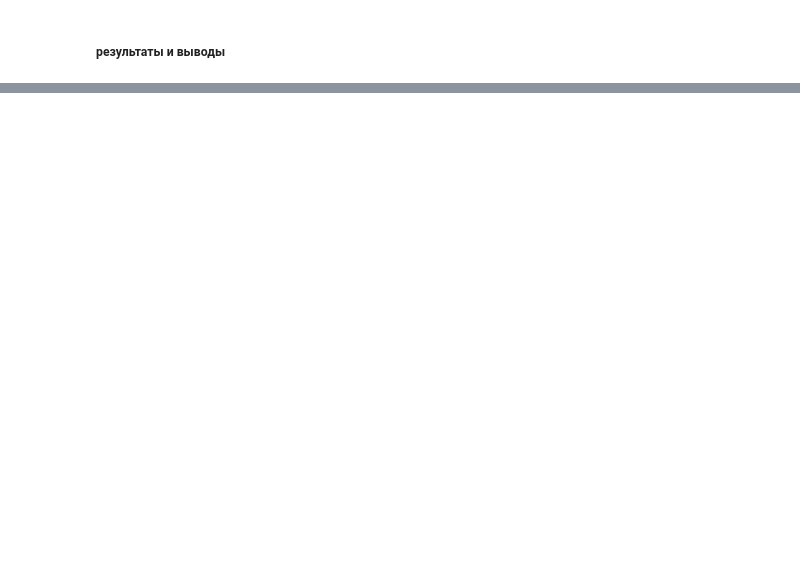
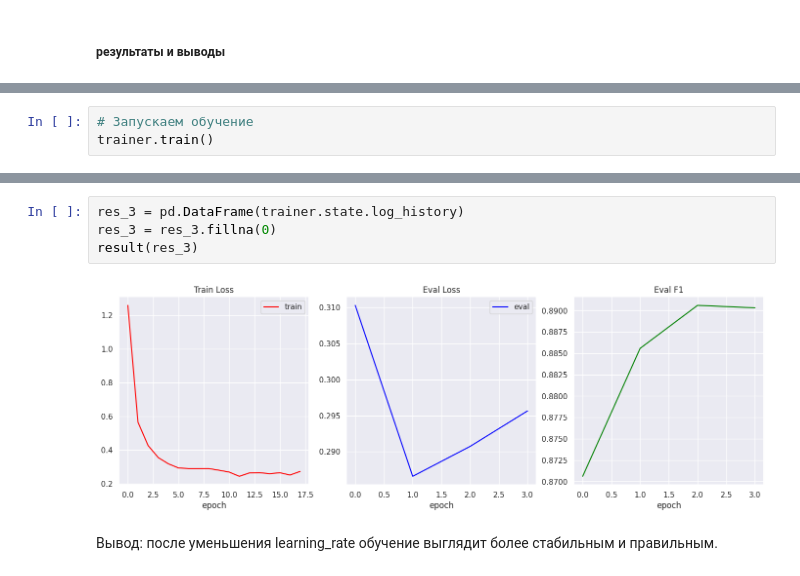
Before and after one commit to lteplova/transformers_nlp, a Jupyter notebook: ipynb/[02]huggingface_clothing_reviews.ipynb, the cells around one changed output, grey strips where cells are left out. Saved outputs shown, nothing was run; the diff lists cells and outputs as text; blank space fills up the shorter version.

```diff
--- a/ipynb/[02]huggingface_clothing_reviews.ipynb
+++ b/ipynb/[02]huggingface_clothing_reviews.ipynb
@@ -792,0 +902,3 @@ result(res_2)
+# %%
+# Запускаем обучение
+trainer.train()
@@ -792,0 +913,8 @@ result(res_2)
+# %%
+res_3 = pd.DataFrame(trainer.state.log_history)
+res_3 = res_3.fillna(0)
+result(res_3)
+# %% [output]
+[figure, added]
+# %% [markdown]
+Вывод: после уменьшения learning_rate обучение выглядит более стабильным и правильным.
```
Also changed, not shown: parts of 23 cells of this notebook.
